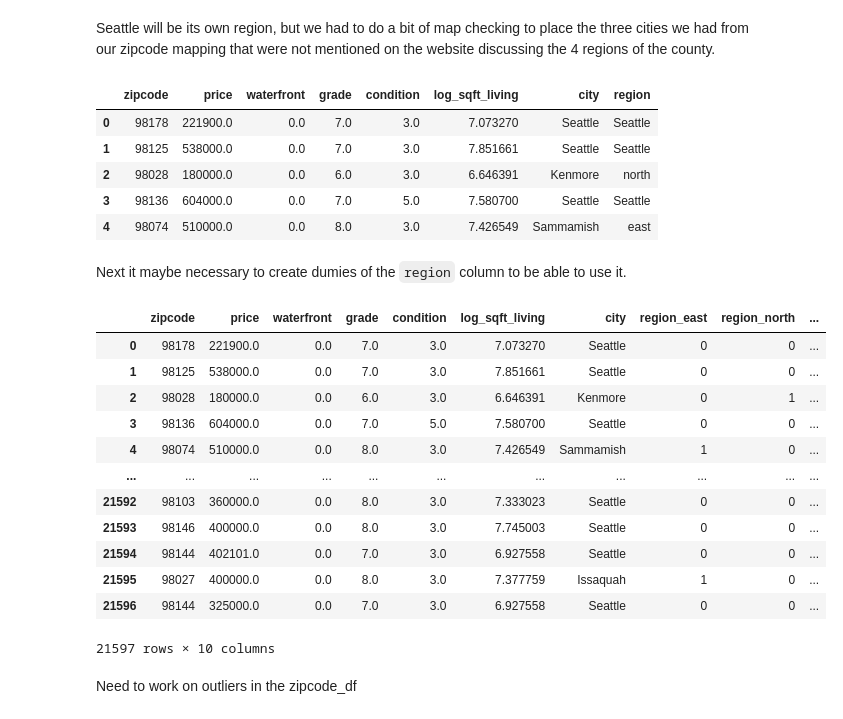
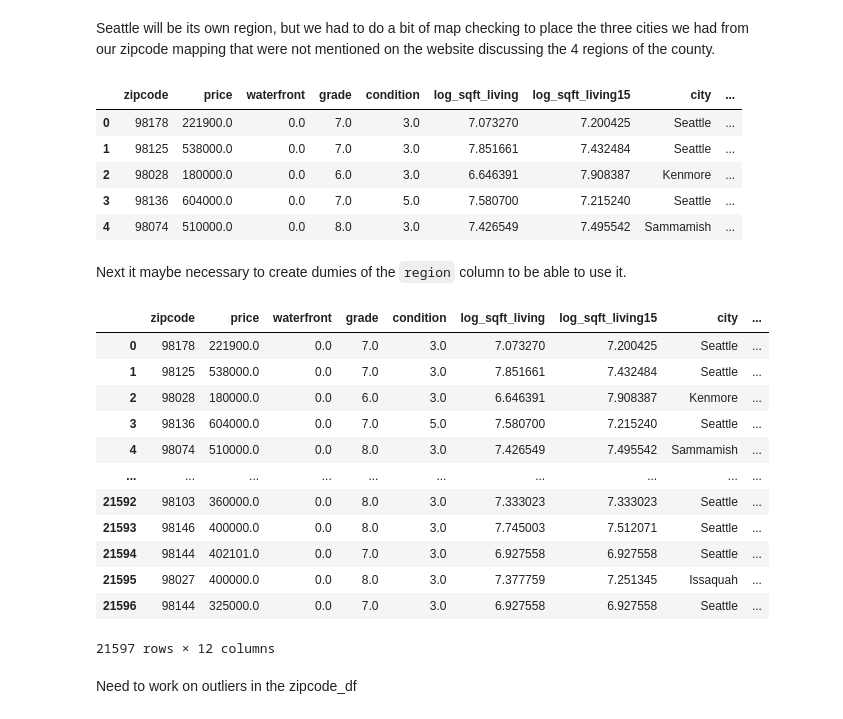
Before and after one commit to kafura0/House_Price_Prediction_KingCounty, a Jupyter notebook: student.ipynb, the cells around one changed output. Saved outputs shown, nothing was run; the diff lists cells and outputs as text; code cells hidden in the pictures.

```diff
--- a/student.ipynb
+++ b/student.ipynb
@@ -953,6 +942,7 @@ zipcode_df["waterfront"] = raw_df_copy["waterfront"]
 zipcode_df["grade"] = raw_df_copy["grade"]
 zipcode_df["condition"] = raw_df_copy["condition"]
 zipcode_df["log_sqft_living"] = raw_df_copy["log_sqft_living"]
+zipcode_df["log_sqft_living15"] = raw_df_copy["log_sqft_living15"]
 
 
 zipcode_df.zipcode.nunique()
@@ -1033,41 +1023,39 @@ def assignRegion(df):
 zipcode_df['region'] = zipcode_df.apply(assignRegion, axis=1)
 zipcode_df.head()
 # %% [output]
-|  | zipcode | price | waterfront | grade | condition | log_sqft_living | city | region |
-| 0 | 98178 | 221900.0 | 0.0 | 7.0 | 3.0 | 7.073270 | Seattle | Seattle |
-| 1 | 98125 | 538000.0 | 0.0 | 7.0 | 3.0 | 7.851661 | Seattle | Seattle |
-| 2 | 98028 | 180000.0 | 0.0 | 6.0 | 3.0 | 6.646391 | Kenmore | north |
-| 3 | 98136 | 604000.0 | 0.0 | 7.0 | 5.0 | 7.580700 | Seattle | Seattle |
-| 4 | 98074 | 510000.0 | 0.0 | 8.0 | 3.0 | 7.426549 | Sammamish | east |
+|  | zipcode | price | waterfront | grade | condition | log_sqft_living | log_sqft_living15 | city | ... |
+| 0 | 98178 | 221900.0 | 0.0 | 7.0 | 3.0 | 7.073270 | 7.200425 | Seattle | ... |
+| 1 | 98125 | 538000.0 | 0.0 | 7.0 | 3.0 | 7.851661 | 7.432484 | Seattle | ... |
+| 2 | 98028 | 180000.0 | 0.0 | 6.0 | 3.0 | 6.646391 | 7.908387 | Kenmore | ... |
+| 3 | 98136 | 604000.0 | 0.0 | 7.0 | 5.0 | 7.580700 | 7.215240 | Seattle | ... |
+| 4 | 98074 | 510000.0 | 0.0 | 8.0 | 3.0 | 7.426549 | 7.495542 | Sammamish | ... |
 # %% [markdown]
 Next it maybe necessary to create dumies of the `region` column to be able to use it.
 # %%
 zipcode_cols = zipcode_df[["region"]]
 
 # 8. pd.get_dummies(dummies_df, drop_first=True)
 zipcode_dummies = pd.get_dummies(zipcode_cols, drop_first=True)
 
 # add column back into zipcode df
 # add dummied_df into raw_df
 zipcode_df = pd.concat([zipcode_df, zipcode_dummies], axis = 1)
 
-# drop region column
-zipcode_df.drop(["region"], axis=1, inplace=True)
 zipcode_df
 # %% [output]
-|  | zipcode | price | waterfront | grade | condition | log_sqft_living | city | region_east | region_north | ... |
-| 0 | 98178 | 221900.0 | 0.0 | 7.0 | 3.0 | 7.073270 | Seattle | 0 | 0 | ... |
-| 1 | 98125 | 538000.0 | 0.0 | 7.0 | 3.0 | 7.851661 | Seattle | 0 | 0 | ... |
-| 2 | 98028 | 180000.0 | 0.0 | 6.0 | 3.0 | 6.646391 | Kenmore | 0 | 1 | ... |
-| 3 | 98136 | 604000.0 | 0.0 | 7.0 | 5.0 | 7.580700 | Seattle | 0 | 0 | ... |
-| 4 | 98074 | 510000.0 | 0.0 | 8.0 | 3.0 | 7.426549 | Sammamish | 1 | 0 | ... |
-| ... | ... | ... | ... | ... | ... | ... | ... | ... | ... | ... |
-| 21592 | 98103 | 360000.0 | 0.0 | 8.0 | 3.0 | 7.333023 | Seattle | 0 | 0 | ... |
-| 21593 | 98146 | 400000.0 | 0.0 | 8.0 | 3.0 | 7.745003 | Seattle | 0 | 0 | ... |
-| 21594 | 98144 | 402101.0 | 0.0 | 7.0 | 3.0 | 6.927558 | Seattle | 0 | 0 | ... |
-| 21595 | 98027 | 400000.0 | 0.0 | 8.0 | 3.0 | 7.377759 | Issaquah | 1 | 0 | ... |
-| 21596 | 98144 | 325000.0 | 0.0 | 7.0 | 3.0 | 6.927558 | Seattle | 0 | 0 | ... |
+|  | zipcode | price | waterfront | grade | condition | log_sqft_living | log_sqft_living15 | city | ... |
+| 0 | 98178 | 221900.0 | 0.0 | 7.0 | 3.0 | 7.073270 | 7.200425 | Seattle | ... |
+| 1 | 98125 | 538000.0 | 0.0 | 7.0 | 3.0 | 7.851661 | 7.432484 | Seattle | ... |
+| 2 | 98028 | 180000.0 | 0.0 | 6.0 | 3.0 | 6.646391 | 7.908387 | Kenmore | ... |
+| 3 | 98136 | 604000.0 | 0.0 | 7.0 | 5.0 | 7.580700 | 7.215240 | Seattle | ... |
+| 4 | 98074 | 510000.0 | 0.0 | 8.0 | 3.0 | 7.426549 | 7.495542 | Sammamish | ... |
+| ... | ... | ... | ... | ... | ... | ... | ... | ... | ... |
+| 21592 | 98103 | 360000.0 | 0.0 | 8.0 | 3.0 | 7.333023 | 7.333023 | Seattle | ... |
+| 21593 | 98146 | 400000.0 | 0.0 | 8.0 | 3.0 | 7.745003 | 7.512071 | Seattle | ... |
+| 21594 | 98144 | 402101.0 | 0.0 | 7.0 | 3.0 | 6.927558 | 6.927558 | Seattle | ... |
+| 21595 | 98027 | 400000.0 | 0.0 | 8.0 | 3.0 | 7.377759 | 7.251345 | Issaquah | ... |
+| 21596 | 98144 | 325000.0 | 0.0 | 7.0 | 3.0 | 6.927558 | 6.927558 | Seattle | ... |
-21597 rows × 10 columns
+21597 rows × 12 columns
 # %% [markdown]
 Need to work on outliers in the zipcode_df
 # %%
```
Also changed, not shown: parts of 17 cells of this notebook, 5 other files.
